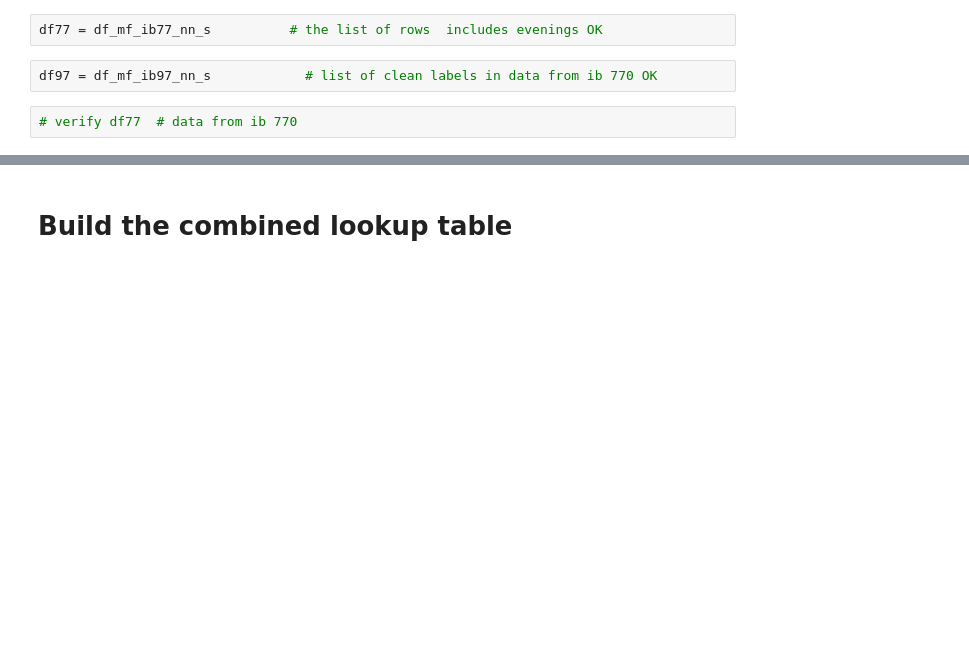
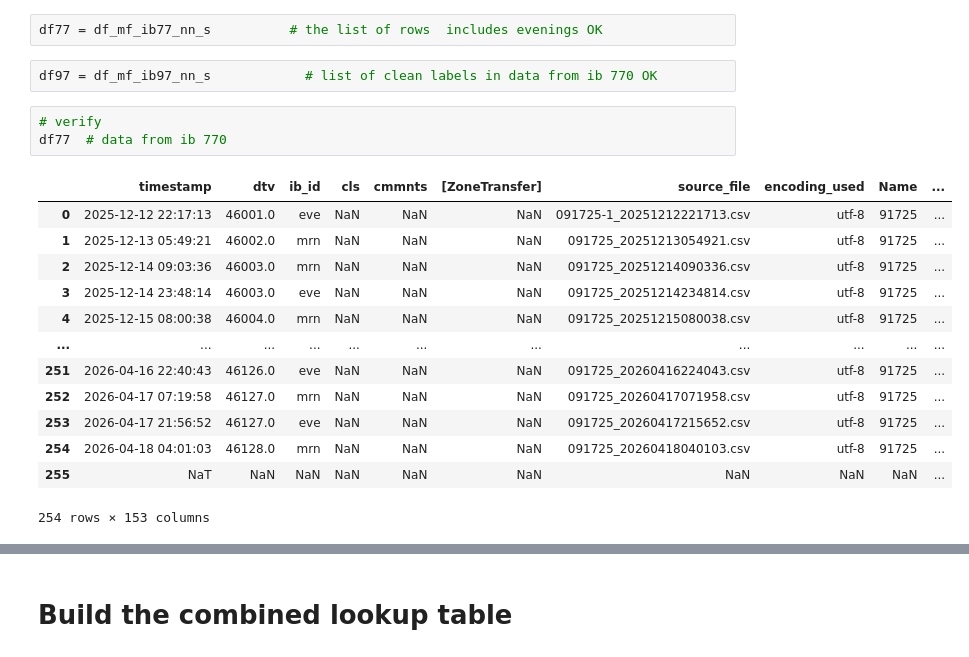
Before and after one commit to 1ratlab/JL_2, a Jupyter notebook: Combining77_97.ipynb, the cells around one changed output, grey strips where cells are left out. Cells and saved outputs as stored; diff of their text form; blank space fills up the shorter version.

```diff
--- a/Combining77_97.ipynb
+++ b/Combining77_97.ipynb
@@ -295,5 +295,20 @@ df77 = df_mf_ib77_nn_s          # the list of rows  includes evenings OK
 # %%
 df97 = df_mf_ib97_nn_s            # list of clean labels in data from ib 770 OK
 # %%
-# verify df77  # data from ib 770
+# verify
+df77  # data from ib 770
+# %% [output]
+|  | timestamp | dtv | ib_id | cls | cmmnts | [ZoneTransfer] | source_file | encoding_used | Name | ... |
+| 0 | 2025-12-12 22:17:13 | 46001.0 | eve | NaN | NaN | NaN | 091725-1_20251212221713.csv | utf-8 | 91725 | ... |
+| 1 | 2025-12-13 05:49:21 | 46002.0 | mrn | NaN | NaN | NaN | 091725_20251213054921.csv | utf-8 | 91725 | ... |
+| 2 | 2025-12-14 09:03:36 | 46003.0 | mrn | NaN | NaN | NaN | 091725_20251214090336.csv | utf-8 | 91725 | ... |
+| 3 | 2025-12-14 23:48:14 | 46003.0 | eve | NaN | NaN | NaN | 091725_20251214234814.csv | utf-8 | 91725 | ... |
+| 4 | 2025-12-15 08:00:38 | 46004.0 | mrn | NaN | NaN | NaN | 091725_20251215080038.csv | utf-8 | 91725 | ... |
+| ... | ... | ... | ... | ... | ... | ... | ... | ... | ... | ... |
+| 251 | 2026-04-16 22:40:43 | 46126.0 | eve | NaN | NaN | NaN | 091725_20260416224043.csv | utf-8 | 91725 | ... |
+| 252 | 2026-04-17 07:19:58 | 46127.0 | mrn | NaN | NaN | NaN | 091725_20260417071958.csv | utf-8 | 91725 | ... |
+| 253 | 2026-04-17 21:56:52 | 46127.0 | eve | NaN | NaN | NaN | 091725_20260417215652.csv | utf-8 | 91725 | ... |
+| 254 | 2026-04-18 04:01:03 | 46128.0 | mrn | NaN | NaN | NaN | 091725_20260418040103.csv | utf-8 | 91725 | ... |
+| 255 | NaT | NaN | NaN | NaN | NaN | NaN | NaN | NaN | NaN | ... |
+254 rows × 153 columns
 # %%
```
Also changed, not shown: parts of 6 cells of this notebook, 7 other files.
